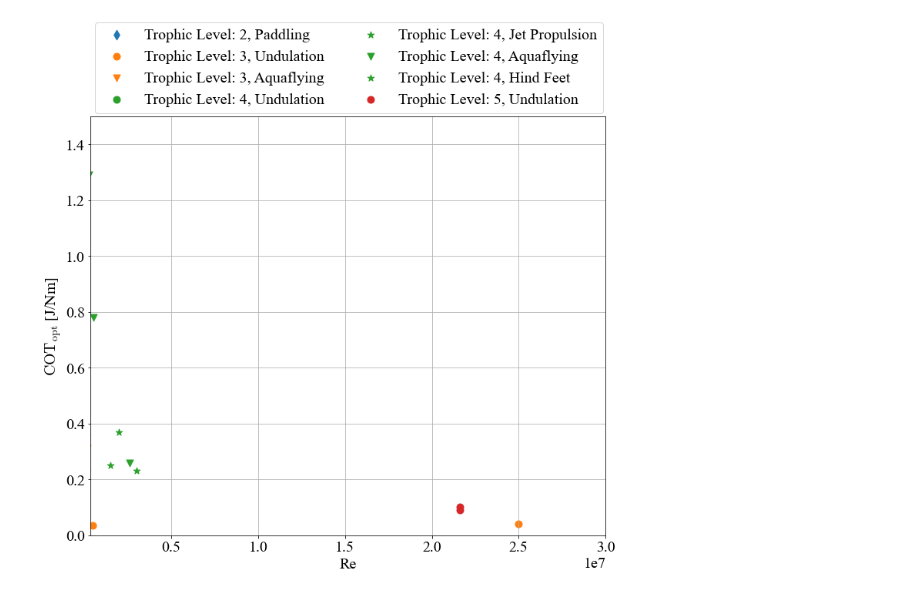
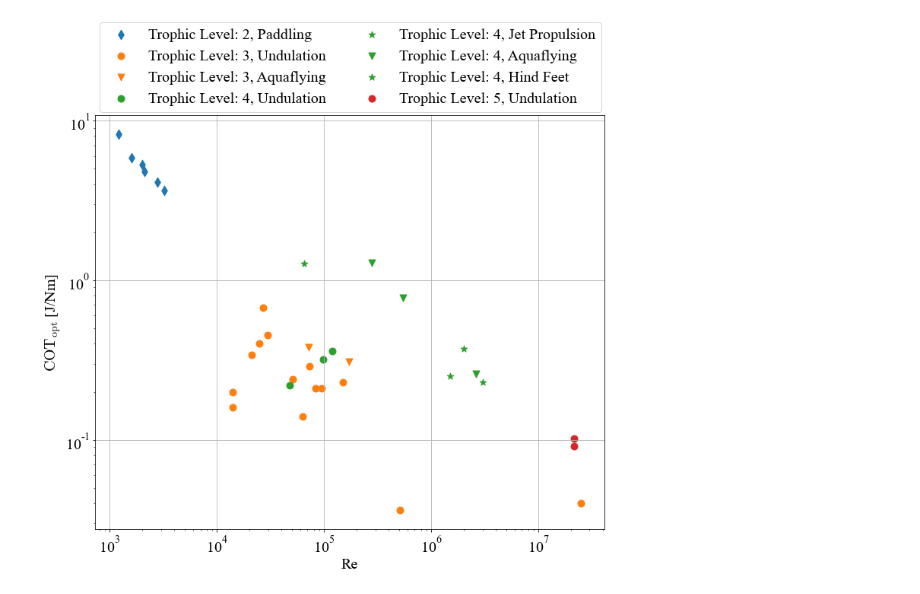
Before and after one commit to michaelcoe/Cost-of-Transport-Estimation, a Jupyter notebook: troph_level_COT_plots.ipynb, the cells around one changed output. Saved outputs shown, nothing was run; the diff lists cells and outputs as text; code cells hidden in the pictures.

```diff
--- a/troph_level_COT_plots.ipynb
+++ b/troph_level_COT_plots.ipynb
@@ -69,36 +71,36 @@ bio_dfs = [bioDF[bioDF['Trophic Level']==mode] for mode in bio_modes]
 # %%
 fig1, ax1 = plt.subplots(figsize=(12,10), facecolor='w')
 
 markers = ['o', 'v', '*', '^', 'd']
 marker_colors = ['C0', 'C1', 'C2', 'C3', 'C4', 'C5']
 
 for i, mode in enumerate(bio_modes):
         data = bio_dfs[i].sort_values(by=['Re'])
 
         loco_modes = data["Mode"].unique()
 
         for j, locomotion in enumerate(loco_modes):
                 df = data[data['Mode']==locomotion]
                 if locomotion == 'Paddling':
                         markers = 'd'
                 elif locomotion == 'Undulation':
                         markers = 'o'
                 elif locomotion == 'Aquaflying':
                         markers = 'v'
                 else:
                         markers = '*'
                 ax1.scatter(df['Re'].values, df['COTopt [J/Nm]'].values, color=marker_colors[i], marker=markers, label="Trophic Level: " + str(mode) + ", " + locomotion)
 
 
 ax1.set_xlabel('Re')
 ax1.set_ylabel('$\mathrm{COT_{opt}}$ [J/Nm]')
 ax1.legend(ncol=2, loc=4, bbox_to_anchor=(1.01, 0.99))
 
-ax1.set_xlim([3.5e5, 3e7])
-ax1.set_ylim([0, 1.5])
-# ax1.set_yscale('log')
-# ax1.set_xscale('log')
+# ax1.set_xlim([3.5e5, 3e7])
+# ax1.set_ylim([0, 1.5])
+ax1.set_yscale('log')
+ax1.set_xscale('log')
 ax1.grid()
-fig1.savefig('cot_trophic_levels_linlin_3-4-5.pdf', facecolor='w', dpi=300, bbox_inches='tight')
+#fig1.savefig('cot_trophic_levels_linlin_3-4-5.pdf', facecolor='w', dpi=300, bbox_inches='tight')
 # %% [output]
-[figure, old version]
+[figure, new version]
```
Also changed, not shown: parts of 2 cells of this notebook, 3 other files.
